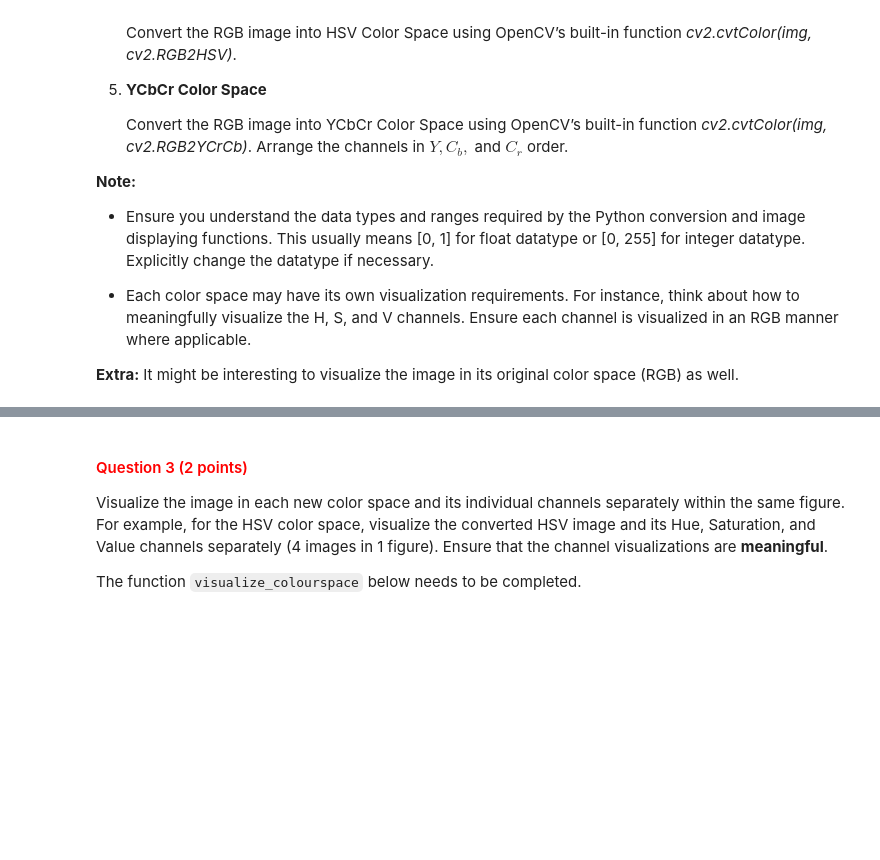
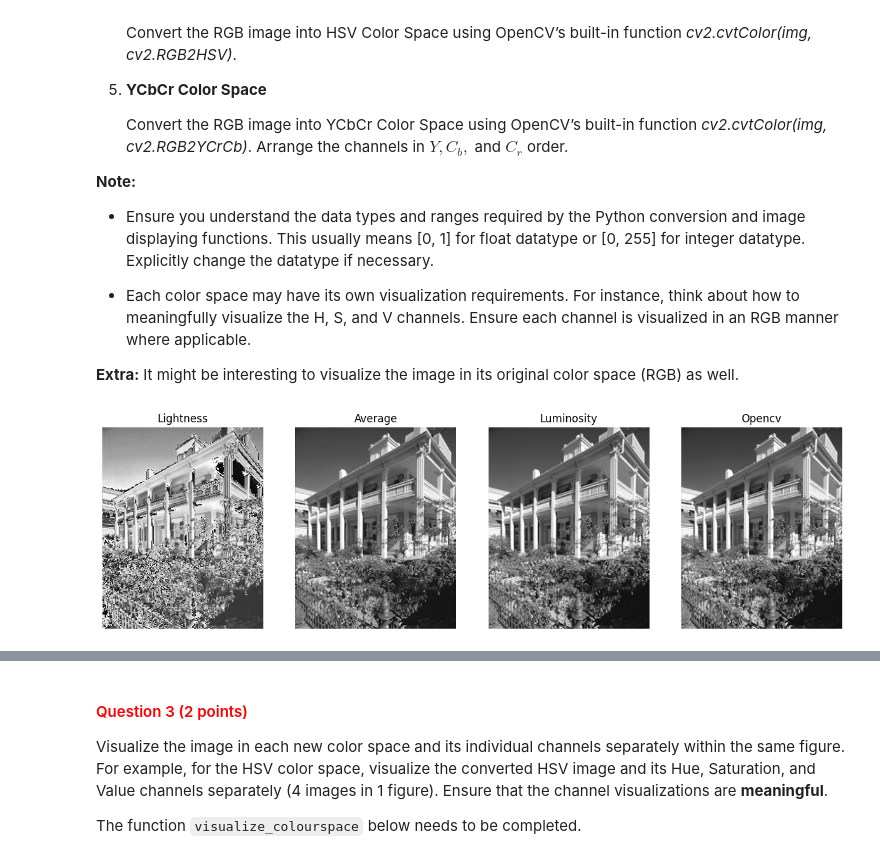
Before and after one commit to juttevijverberg/cv1-lab-1, a Jupyter notebook: cv1-lab-1.ipynb, the cells around one changed output, grey strips where cells are left out. Cells and saved outputs as stored; diff of their text form; code cells hidden in the pictures; blank space fills up the shorter version.

```diff
--- a/cv1-lab-1.ipynb
+++ b/cv1-lab-1.ipynb
@@ -210,24 +210,41 @@ def convert_rgb_to_grays(input_image):
     '''
 
     # convert input image to array format if not already
-    # YOUR CODE HERE
+    image = plt.imread(input_image)
+    height, width, channels= image.shape
 
     # lightness method
-    # YOUR CODE HERE
+    lightness = np.zeros((height, width), dtype=np.uint8)
+    lightness[:,:] = (np.max(image, axis=2) + np.min(image, axis=2)) / 2
 
     # average method
-    # YOUR CODE HERE
+    average = np.zeros((height, width), dtype=np.uint8)
+    average[:,:] = np.sum(image, axis=2) / 3
 
     # luminosity method
-    # YOUR CODE HERE
+    luminosity = np.zeros((height, width), dtype=np.uint8)
+    luminosity[:,:] = 0.21*image[:,:,0] + 0.72*image[:,:,1]+0.07*image[:,:,2]
 
     # built-in OpenCV function
-    # YOUR CODE HERE
+    opencv = cv2.cvtColor(image, cv2.COLOR_RGB2GRAY)
 
     # stack the results to easily visualize the 4 different methods
     new_image = np.stack([lightness, average, luminosity, opencv], axis=-1)
 
     return new_image
+# %%
+images = convert_rgb_to_grays('images/beehive_house.jpg')
+methods = ['Lightness', 'Average', 'Luminosity', 'Opencv']
+
+fig, axes = plt.subplots(1, 4, figsize=(15, 6))
+
+for i in range(images.shape[-1]):
+    axes[i].imshow(images[:,:,i], cmap='gray')
+    axes[i].axis('off')
+    axes[i].set_title(methods[i])
+plt.show()
+# %% [output]
+[figure, added]
 # %%
 def convert_rgb_to_opponent(input_image):
     '''
```
Also changed, not shown: parts of 10 cells of this notebook.
